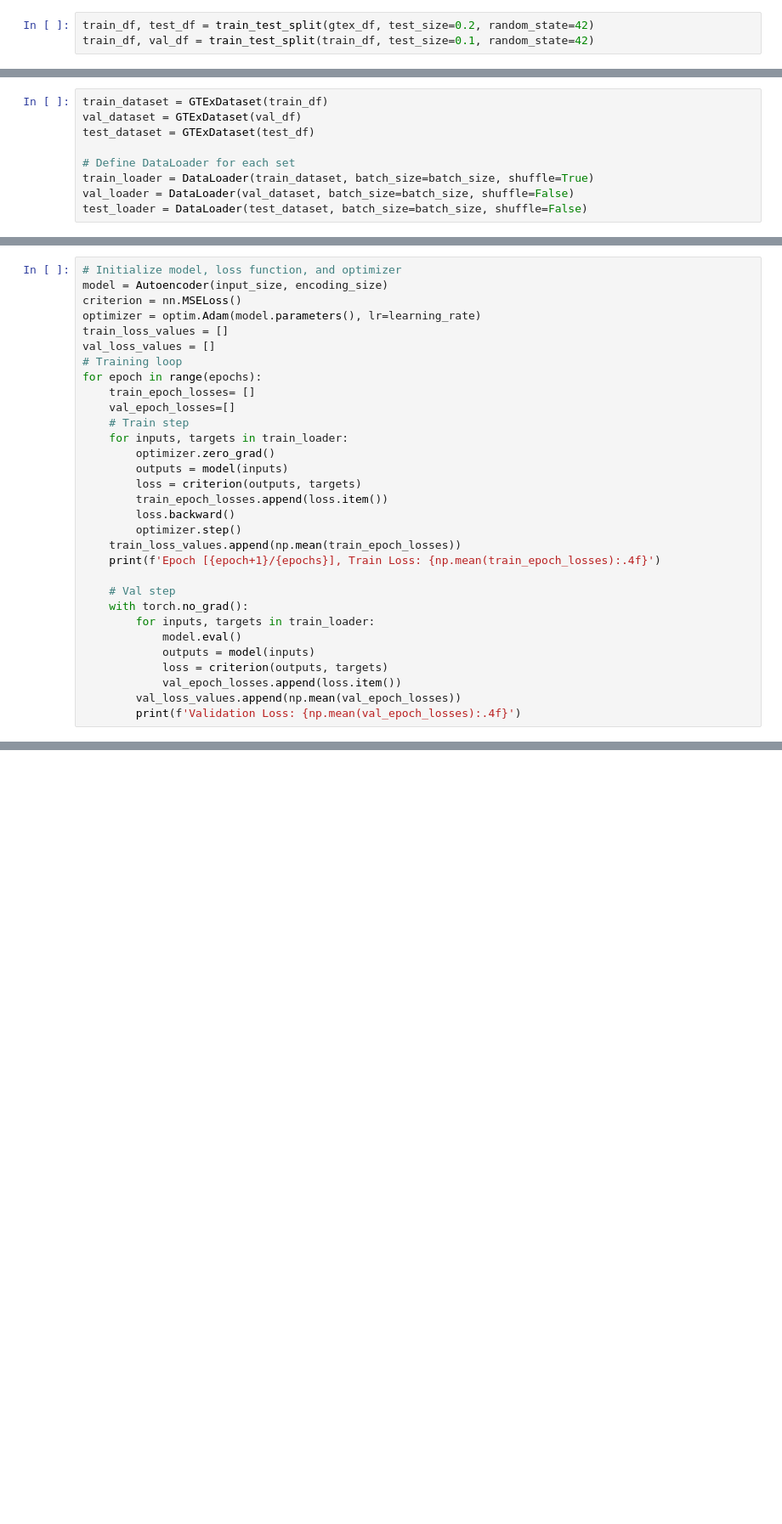
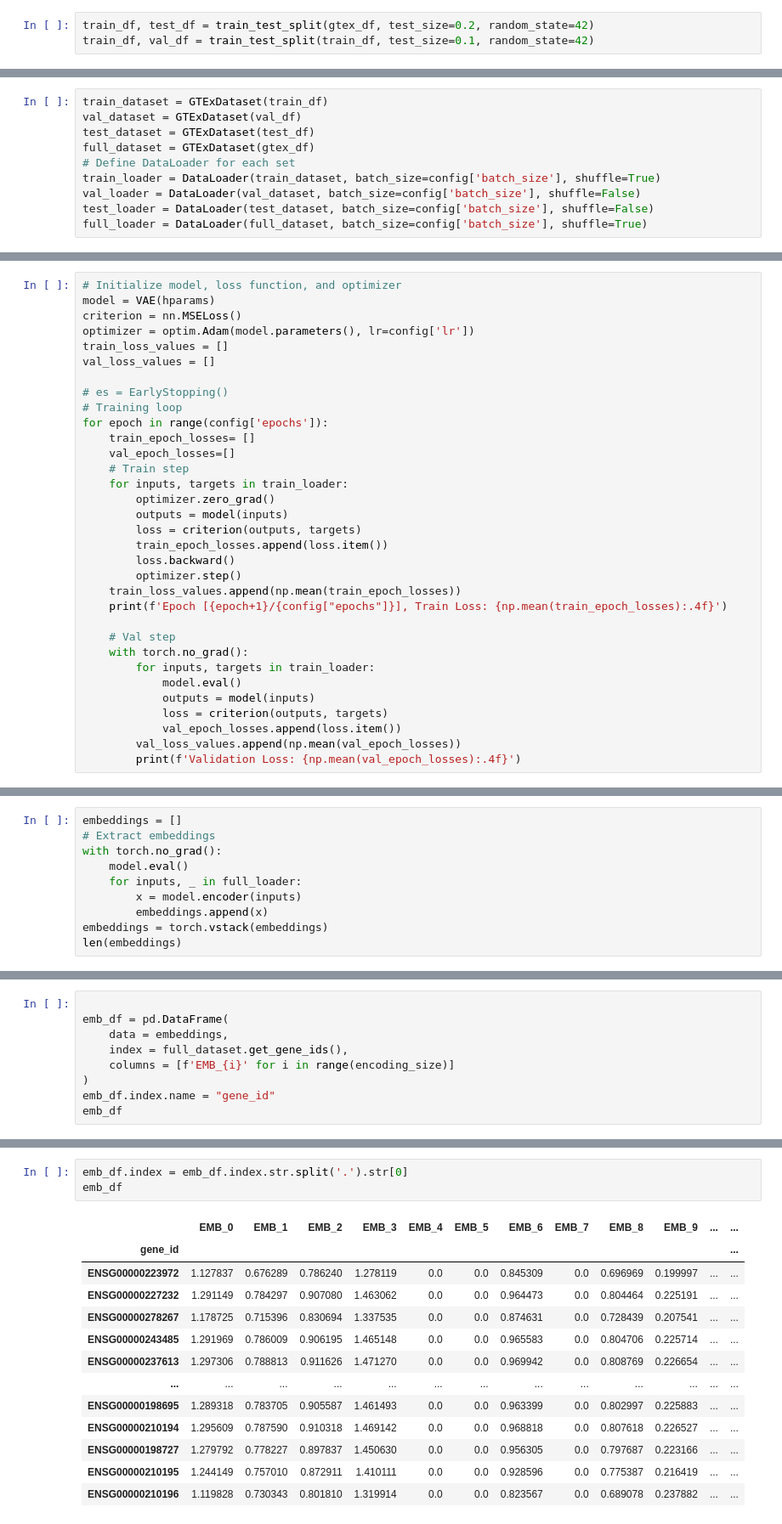
Before and after one commit to niklasbuehler/functional-gene-embeddings, a Jupyter notebook: notebooks/GTEx/GTEx_Autoencoder.ipynb, the cells around one changed output, grey strips where cells are left out. Shown at 85% size. Saved outputs shown, nothing was run; the diff lists cells and outputs as text; blank space fills up the shorter version.

Commit message:
refactor GTEx autoencoder

```diff
--- a/notebooks/GTEx/GTEx_Autoencoder.ipynb
+++ b/notebooks/GTEx/GTEx_Autoencoder.ipynb
@@ -62,8 +80,9 @@ batch_size = 256
 train_dataset = GTExDataset(train_df)
 val_dataset = GTExDataset(val_df)
 test_dataset = GTExDataset(test_df)
-
+full_dataset = GTExDataset(gtex_df)
 # Define DataLoader for each set
-train_loader = DataLoader(train_dataset, batch_size=batch_size, shuffle=True)
-val_loader = DataLoader(val_dataset, batch_size=batch_size, shuffle=False)
-test_loader = DataLoader(test_dataset, batch_size=batch_size, shuffle=False)
+train_loader = DataLoader(train_dataset, batch_size=config['batch_size'], shuffle=True)
+val_loader = DataLoader(val_dataset, batch_size=config['batch_size'], shuffle=False)
+test_loader = DataLoader(test_dataset, batch_size=config['batch_size'], shuffle=False)
+full_loader = DataLoader(full_dataset, batch_size=config['batch_size'], shuffle=True)
@@ -85,12 +89,14 @@ class Autoencoder(nn.Module):
 # %%
 # Initialize model, loss function, and optimizer
-model = Autoencoder(input_size, encoding_size)
+model = VAE(hparams)
 criterion = nn.MSELoss()
-optimizer = optim.Adam(model.parameters(), lr=learning_rate)
+optimizer = optim.Adam(model.parameters(), lr=config['lr'])
 train_loss_values = []
 val_loss_values = []
+
+# es = EarlyStopping()
 # Training loop
-for epoch in range(epochs):
+for epoch in range(config['epochs']):
     train_epoch_losses= []
     val_epoch_losses=[]
     # Train step
@@ -102,7 +108,7 @@ for epoch in range(epochs):
         loss.backward()
         optimizer.step()
     train_loss_values.append(np.mean(train_epoch_losses))
-    print(f'Epoch [{epoch+1}/{epochs}], Train Loss: {np.mean(train_epoch_losses):.4f}')
+    print(f'Epoch [{epoch+1}/{config["epochs"]}], Train Loss: {np.mean(train_epoch_losses):.4f}')
 
     # Val step
     with torch.no_grad():
@@ -119,0 +151,10 @@ with torch.no_grad():
+# %%
+embeddings = []
+# Extract embeddings
+with torch.no_grad():
+    model.eval()
+    for inputs, _ in full_loader:
+        x = model.encoder(inputs)
+        embeddings.append(x)
+embeddings = torch.vstack(embeddings)
+len(embeddings)
@@ -119,0 +163,9 @@ with torch.no_grad():
+# %%
+
+emb_df = pd.DataFrame(
+    data = embeddings,
+    index = full_dataset.get_gene_ids(),
+    columns = [f'EMB_{i}' for i in range(encoding_size)]
+)
+emb_df.index.name = "gene_id"
+emb_df
@@ -119,0 +174,17 @@ with torch.no_grad():
+# %%
+emb_df.index = emb_df.index.str.split('.').str[0]
+emb_df
+# %% [output]
+|  | EMB_0 | EMB_1 | EMB_2 | EMB_3 | EMB_4 | EMB_5 | EMB_6 | EMB_7 | EMB_8 | EMB_9 | ... | ... |
+| gene_id |  |  |  |  |  |  |  |  |  |  |  | ... |
+| ENSG00000223972 | 1.127837 | 0.676289 | 0.786240 | 1.278119 | 0.0 | 0.0 | 0.845309 | 0.0 | 0.696969 | 0.199997 | ... | ... |
+| ENSG00000227232 | 1.291149 | 0.784297 | 0.907080 | 1.463062 | 0.0 | 0.0 | 0.964473 | 0.0 | 0.804464 | 0.225191 | ... | ... |
+| ENSG00000278267 | 1.178725 | 0.715396 | 0.830694 | 1.337535 | 0.0 | 0.0 | 0.874631 | 0.0 | 0.728439 | 0.207541 | ... | ... |
+| ENSG00000243485 | 1.291969 | 0.786009 | 0.906195 | 1.465148 | 0.0 | 0.0 | 0.965583 | 0.0 | 0.804706 | 0.225714 | ... | ... |
+| ENSG00000237613 | 1.297306 | 0.788813 | 0.911626 | 1.471270 | 0.0 | 0.0 | 0.969942 | 0.0 | 0.808769 | 0.226654 | ... | ... |
+| ... | ... | ... | ... | ... | ... | ... | ... | ... | ... | ... | ... | ... |
+| ENSG00000198695 | 1.289318 | 0.783705 | 0.905587 | 1.461493 | 0.0 | 0.0 | 0.963399 | 0.0 | 0.802997 | 0.225883 | ... | ... |
+| ENSG00000210194 | 1.295609 | 0.787590 | 0.910318 | 1.469142 | 0.0 | 0.0 | 0.968818 | 0.0 | 0.807618 | 0.226527 | ... | ... |
+| ENSG00000198727 | 1.279792 | 0.778227 | 0.897837 | 1.450630 | 0.0 | 0.0 | 0.956305 | 0.0 | 0.797687 | 0.223166 | ... | ... |
+| ENSG00000210195 | 1.244149 | 0.757010 | 0.872911 | 1.410111 | 0.0 | 0.0 | 0.928596 | 0.0 | 0.775387 | 0.216419 | ... | ... |
+| ENSG00000210196 | 1.119828 | 0.730343 | 0.801810 | 1.319914 | 0.0 | 0.0 | 0.823567 | 0.0 | 0.689078 | 0.237882 | ... | ... |
```
Also changed, not shown: parts of 15 cells of this notebook, 3 other files.
